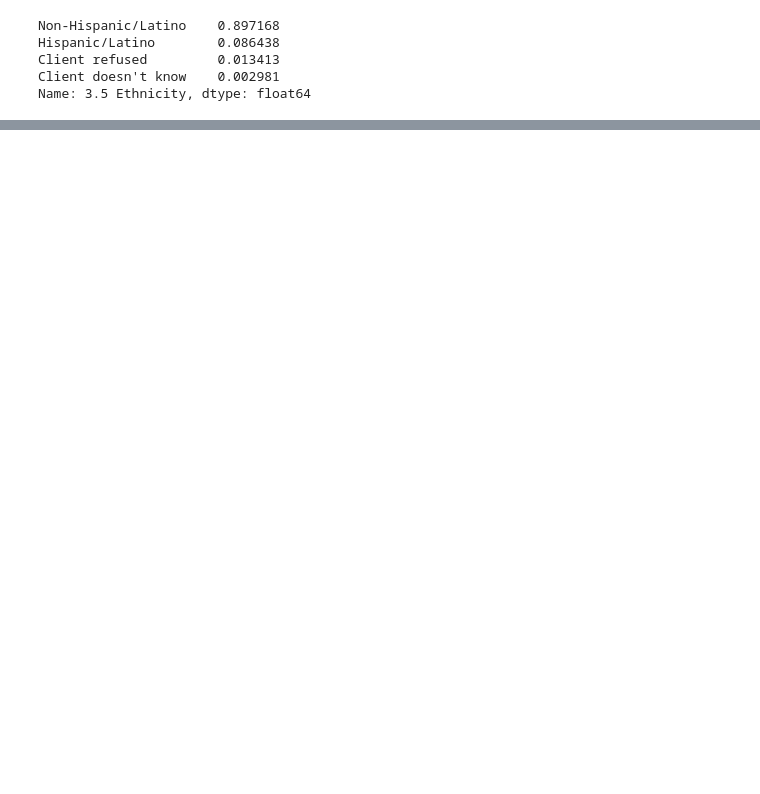
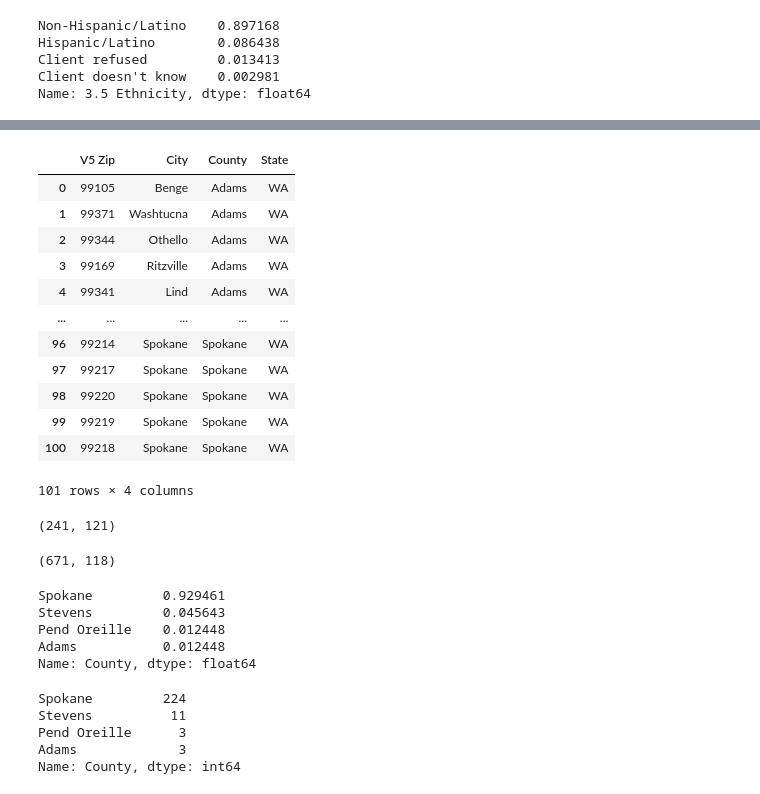
Before and after one commit to Robert-Christoulis/family_promise_data, a Jupyter notebook: Hilary_Grant_Data_2019.ipynb, the cells around one changed output, grey strips where cells are left out. Cells and saved outputs as stored; diff of their text form; code cells hidden in the pictures; blank space fills up the shorter version.

Commit message:
Added metrics for zip and county

```diff
--- a/Hilary_Grant_Data_2019.ipynb
+++ b/Hilary_Grant_Data_2019.ipynb
@@ -238,0 +279,18 @@ Name: 3.5 Ethnicity, dtype: float64
+# %%
+df_zips = pd.read_excel('/content/zipmaster.xlsx')
+# %%
+df_zips
+# %% [output]
+|  | V5 Zip | City | County | State |
+| 0 | 99105 | Benge | Adams | WA |
+| 1 | 99371 | Washtucna | Adams | WA |
+| 2 | 99344 | Othello | Adams | WA |
+| 3 | 99169 | Ritzville | Adams | WA |
+| 4 | 99341 | Lind | Adams | WA |
+| ... | ... | ... | ... | ... |
+| 96 | 99214 | Spokane | Spokane | WA |
+| 97 | 99217 | Spokane | Spokane | WA |
+| 98 | 99220 | Spokane | Spokane | WA |
+| 99 | 99219 | Spokane | Spokane | WA |
+| 100 | 99218 | Spokane | Spokane | WA |
+101 rows × 4 columns
@@ -238,0 +299,24 @@ Name: 3.5 Ethnicity, dtype: float64
+# %%
+merged.shape
+# %% [output]
+(241, 121)
+# %%
+df.shape
+# %% [output]
+(671, 118)
+# %%
+merged.County.value_counts(normalize=True)
+# %% [output]
+Spokane         0.929461
+Stevens         0.045643
+Pend Oreille    0.012448
+Adams           0.012448
+Name: County, dtype: float64
+# %%
+merged.County.value_counts()
+# %% [output]
+Spokane         224
+Stevens          11
+Pend Oreille      3
+Adams             3
+Name: County, dtype: int64
```
Also changed, not shown: parts of 6 cells of this notebook.
